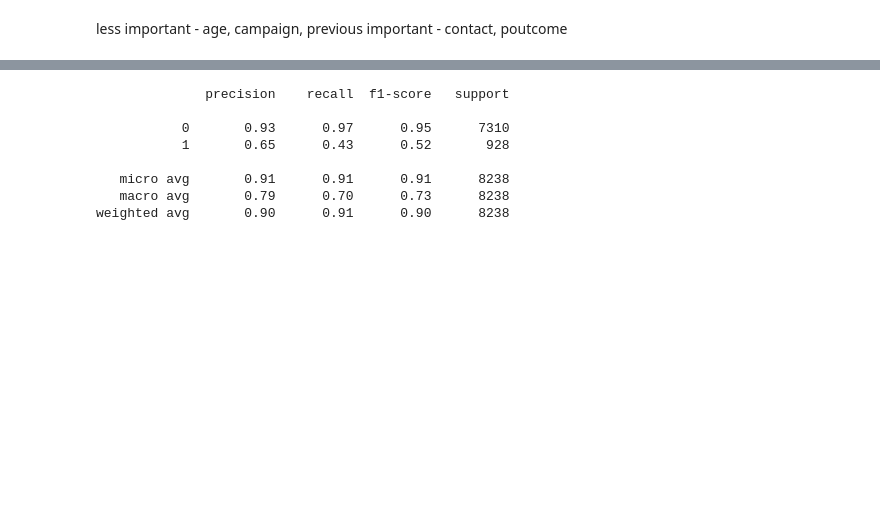
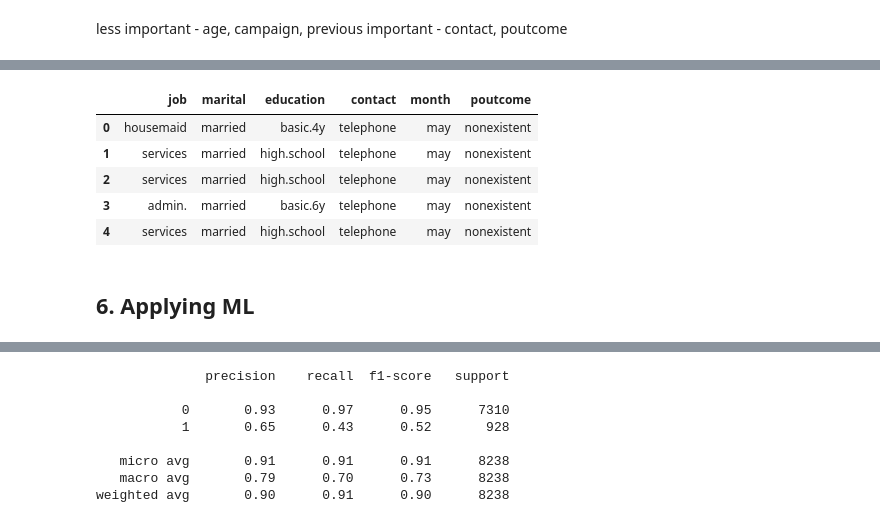
Before and after one commit to anshupandey/Machine_Learning_Training, a Jupyter notebook: Bank_Marketing_Prediction.ipynb, the cells around one changed output, grey strips where cells are left out. Saved outputs shown, nothing was run; the diff lists cells and outputs as text; code cells hidden in the pictures; blank space fills up the shorter version.

```diff
--- a/Bank_Marketing_Prediction.ipynb
+++ b/Bank_Marketing_Prediction.ipynb
@@ -411,9 +419,17 @@ memory usage: 4.4+ MB
 # %%
 # get the categorical features
 # xcat = x[x.columns[[0,1,2,3,4,8]]]
 xcat = x.select_dtypes(include=["object"])
 # xcont = x[x.columns[[5,6,7,9,10,11,12,13]]]
 xcont = x.select_dtypes(include=["int64","float64"])
+xcat.head()
+# %% [output]
+|  | job | marital | education | contact | month | poutcome |
+| 0 | housemaid | married | basic.4y | telephone | may | nonexistent |
+| 1 | services | married | high.school | telephone | may | nonexistent |
+| 2 | services | married | high.school | telephone | may | nonexistent |
+| 3 | admin. | married | basic.6y | telephone | may | nonexistent |
+| 4 | services | married | high.school | telephone | may | nonexistent |
 # %%
 # scaling the continuous features
 from sklearn.preprocessing import StandardScaler
@@ -433,6 +452,8 @@ x = numpy.concatenate([xcat,xcont],axis=1)
 # train test split
 from sklearn.model_selection import train_test_split
 xtr,xts,ytr,yts = train_test_split(x,y,test_size=0.2,stratify = y)
+# %% [markdown]
+## 6. Applying ML
 # %%
 # logistic Regression - Normal Equation way
 from sklearn.linear_model import LogisticRegression
```
Also changed, not shown: parts of 6 cells of this notebook.
